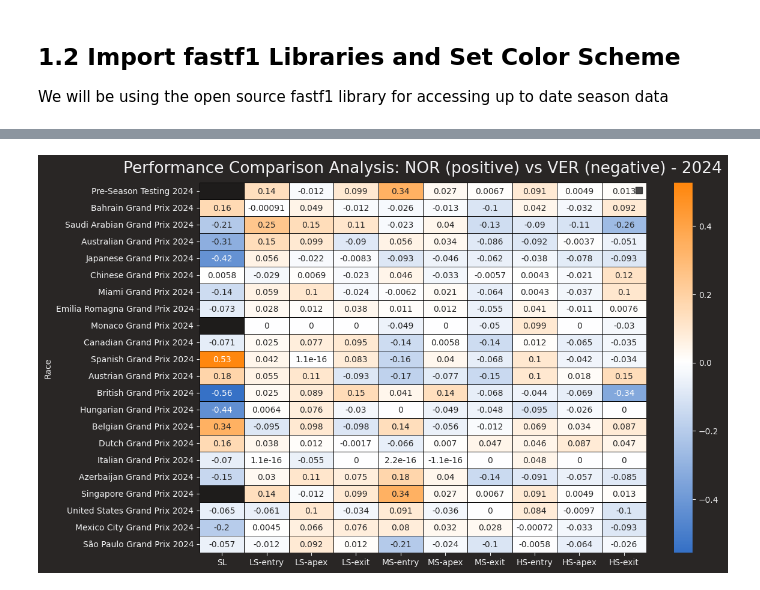
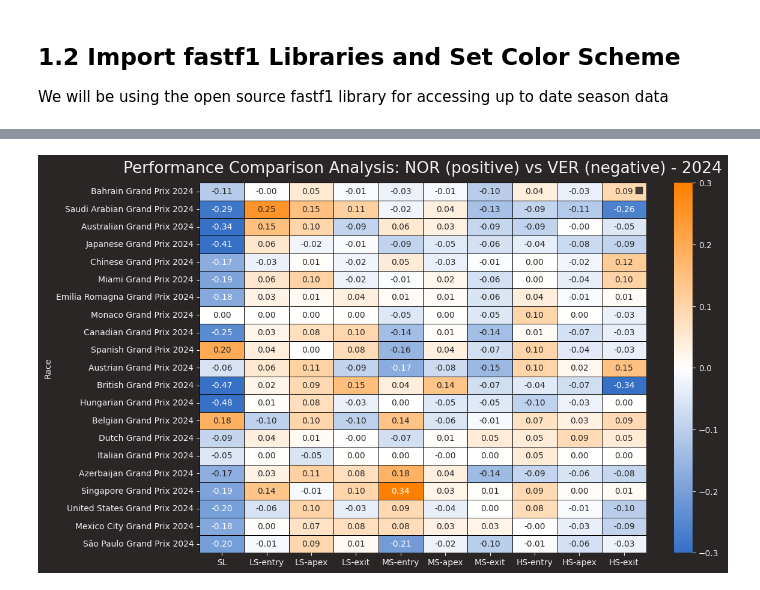
Before and after one commit to CharlotteGithub-prog/mclaren-performance-analysis-2024, a Jupyter notebook: plots/plot_speed-heatmap_driver.ipynb, the cells around one changed output, grey strips where cells are left out. Drawn from its saved outputs; the diff is of its cells as text; code cells hidden in the pictures.

```diff
--- a/plots/plot_speed-heatmap_driver.ipynb
+++ b/plots/plot_speed-heatmap_driver.ipynb
@@ -142,10 +142,7 @@ def extract_section_data(telemetry):
     hs_entry, hs_apex, hs_exit = get_section_points(hs_section)
 
     # Calculate straight-line speed (SL)
-    straight_line_section = telemetry[
-        (telemetry['Throttle'] > 0.95) & (telemetry['Brake'] == 0) & (telemetry['nGear'] > 7)
-    ]
-    straight_line_speed = straight_line_section['Speed'].max() if not straight_line_section.empty else None
+    straight_line_speed = telemetry['Speed'].max()
 
     return [straight_line_speed, ls_entry, ls_apex, ls_exit, ms_entry, ms_apex, ms_exit, hs_entry, hs_apex, hs_exit]
 # %%
@@ -302,15 +317,18 @@ combined_data = driver1_data_normalized + driver2_data_normalized
 # %%
 # Create a custom color map using the team colors
 cmap = LinearSegmentedColormap.from_list("team_colors", [team_color_2, "white", team_color_1])
 
+# Filter out the "Pre-Season Testing" row from the data
+filtered_data = combined_data[~combined_data.index.str.contains("Pre-Season Testing")]
+
 # Plot the combined heatmap with team colors
 plt.figure(figsize=(12, 8))
-sns.heatmap(combined_data, cmap=cmap, center=0, annot=True, linewidths=0.5, linecolor="black")
+sns.heatmap(filtered_data, cmap=cmap, center=0, annot=True, fmt=".2f", linewidths=0.5, linecolor="black", vmin=-0.3, vmax=0.3)
 plt.title(f"Performance Comparison Analysis: {driver_1} (positive) vs {driver_2} (negative) - {year}")
 
 # Add a reference key for team colors
 plt.legend([driver_1,driver_2])
 
 plt.show()
 # %% [output]
-[figure, old version]
+[figure, new version]
```
Also changed, not shown: parts of 2 cells of this notebook.
